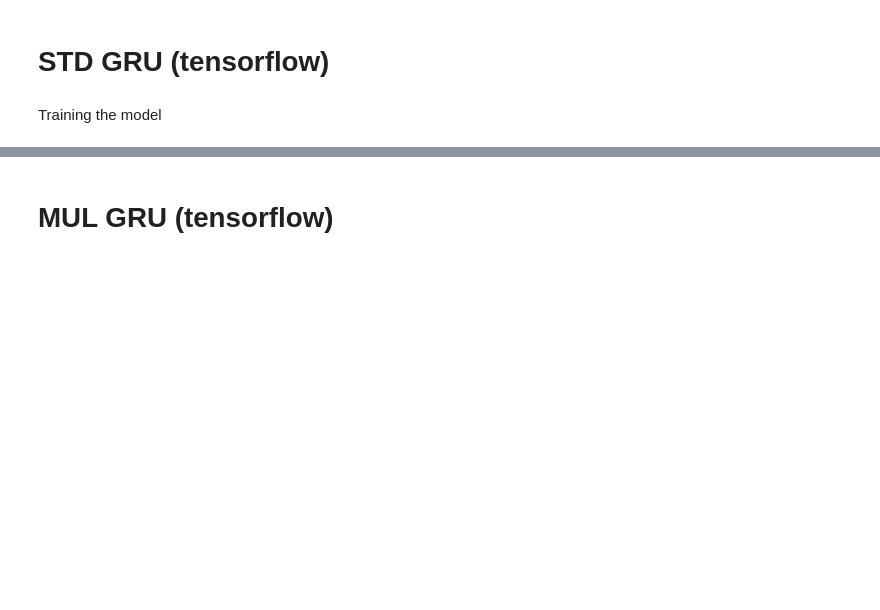
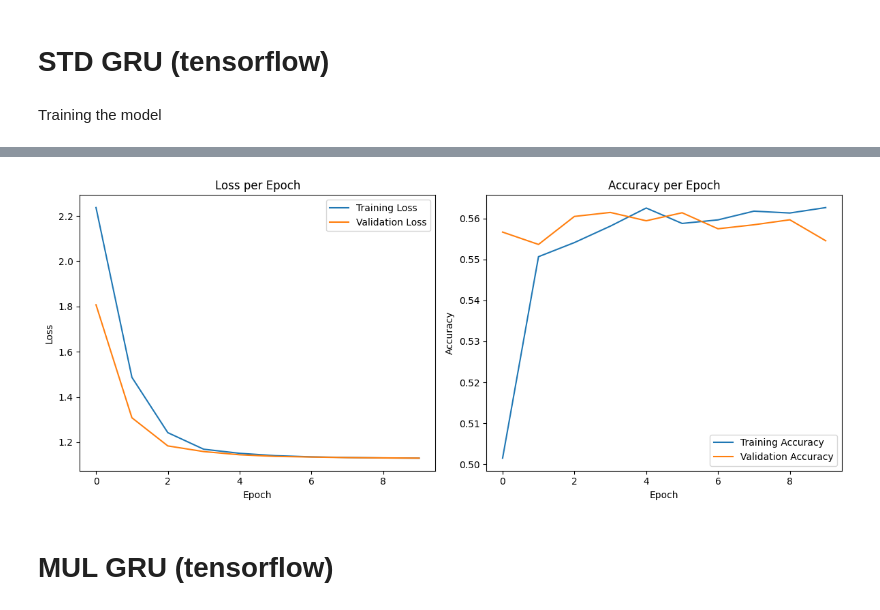
Before and after one commit to nischalon10/USF_NLP, a Jupyter notebook: Intro_to_RNN.ipynb, the cells around one changed output, grey strips where cells are left out. Cells and saved outputs as stored; diff of their text form; code cells hidden in the pictures; blank space fills up the shorter version.

```diff
--- a/Intro_to_RNN.ipynb
+++ b/Intro_to_RNN.ipynb
@@ -324,9 +324,8 @@ Epoch 10/10
 # %%
 class StandardGRUCell(tf.keras.layers.Layer):
     """
-    A custom implementation of the standard GRU cell using TensorFlow,
+    A custom implementation of the standard GRU cell using TensorFlow.
     Equations:
-
         z_t = sigma(W_z * x_t + U_z * h_{t-1} + b_z)
         r_t = sigma(W_r * x_t + U_r * h_{t-1} + b_r)
         h_tilde = tanh(W_h * x_t + U_h * (r_t * h_{t-1}) + b_h)
@@ -335,6 +334,7 @@ class StandardGRUCell(tf.keras.layers.Layer):
     def __init__(self, units, **kwargs):
         super(StandardGRUCell, self).__init__(**kwargs)
         self.units = units
+        self.state_size = units  # <-- This line defines the state size
 
     def build(self, input_shape):
         # input_shape is (batch_size, input_dim)
@@ -398,3 +398,49 @@ class StandardGRUModel(tf.keras.Model):
         return logits
 # %% [markdown]
 Training the model
+# %%
+# Define an embedding dimension (can be chosen independently from hidden_size)
+embedding_dim = 32  # you can experiment with different values
+
+# Create an instance of your StandardGRUModel.
+# Note: Since your data uses tokens 0 ... vocab_size+1, we pass vocab_size+2.
+model = StandardGRUModel(vocab_size+2, embedding_dim, hidden_size)
+
+# Compile the model with an optimizer, loss function, and accuracy metric.
+model.compile(
+    optimizer='adam',
+    loss=tf.keras.losses.SparseCategoricalCrossentropy(from_logits=True),
+    metrics=['accuracy']
+)
+
+# Train the model using model.fit. The history object will store training and validation metrics.
+history = model.fit(
+    train_dataset,
+    epochs=epochs,
+    validation_data=val_dataset
+)
+
+# Plot the training and validation loss and accuracy.
+plt.figure(figsize=(12, 5))
+
+# Plot loss curves
+plt.subplot(1, 2, 1)
+plt.plot(history.history['loss'], label='Training Loss')
+plt.plot(history.history['val_loss'], label='Validation Loss')
+plt.title("Loss per Epoch")
+plt.xlabel("Epoch")
+plt.ylabel("Loss")
+plt.legend()
+
+# Plot accuracy curves
+plt.subplot(1, 2, 2)
+plt.plot(history.history['accuracy'], label='Training Accuracy')
+plt.plot(history.history['val_accuracy'], label='Validation Accuracy')
+plt.title("Accuracy per Epoch")
+plt.xlabel("Epoch")
+plt.ylabel("Accuracy")
+plt.legend()
+
+plt.tight_layout()
+plt.show()
+# %% [output]
@@ -401,3 +467,4 @@ Training the model
+[figure, added]
 # %% [markdown]
 # MUL GRU (tensorflow)
 # %%
```
Also changed, not shown: parts of 5 cells of this notebook.
